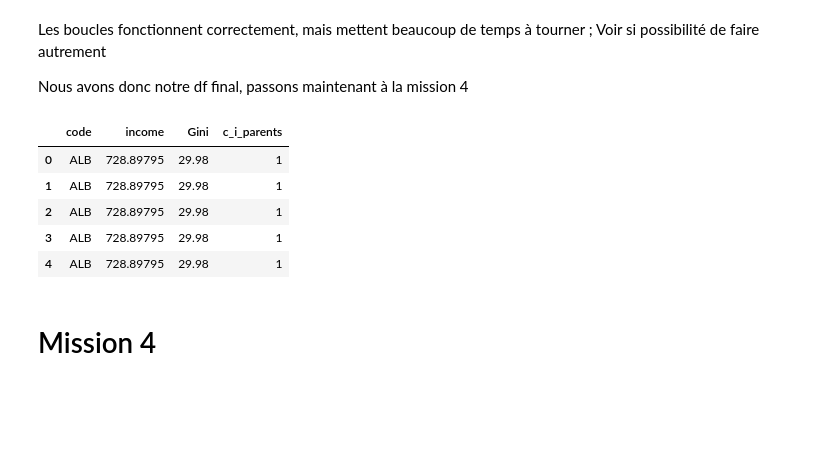
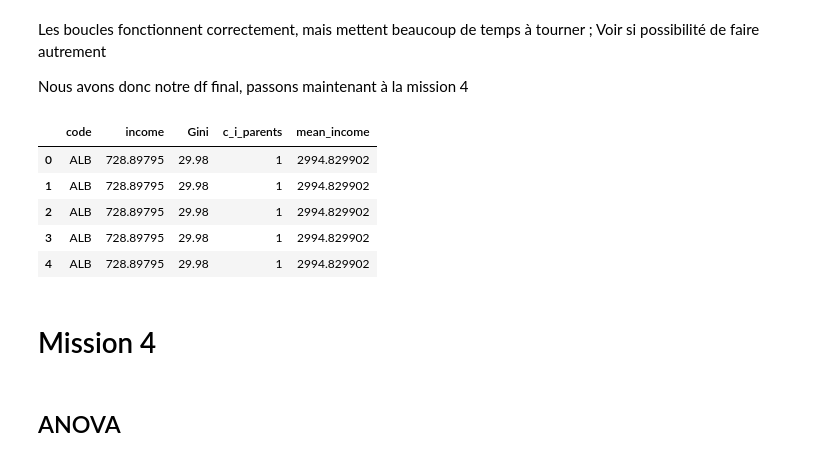
Before and after one commit to Julien-paulet/Projet_7, a Jupyter notebook: Effectuez_une_prediction_de_revenus_main_file.ipynb, the cells around one changed output. Drawn from its saved outputs; the diff is of its cells as text; code cells hidden in the pictures; blank space fills up the shorter version.

Commit message:
ANOVA et première reg linéaire

```diff
--- a/Effectuez_une_prediction_de_revenus_main_file.ipynb
+++ b/Effectuez_une_prediction_de_revenus_main_file.ipynb
@@ -847,15 +847,24 @@ result.head()
 # %%
 #Enlevons quand même la variable C_i_child pour éviter toute confusion :
 
 df_final = result.copy()
 df_final = df_final.drop(columns='quantile')
+
+#Et ajoutons la colonne mean_income :
+mean_count = df_final.groupby('code').mean()
+mean_count = mean_count.reset_index()
+mean_count = mean_count[['code', 'income']]
+mean_count = mean_count.rename(columns={'income':'mean_income'})
+
+df_final = pd.merge(df_final, mean_count, left_on='code', right_on='code', how='left')
+
 df_final.head()
 # %% [output]
-|  | code | income | Gini | c_i_parents |
-| 0 | ALB | 728.89795 | 29.98 | 1 |
-| 1 | ALB | 728.89795 | 29.98 | 1 |
-| 2 | ALB | 728.89795 | 29.98 | 1 |
-| 3 | ALB | 728.89795 | 29.98 | 1 |
-| 4 | ALB | 728.89795 | 29.98 | 1 |
+|  | code | income | Gini | c_i_parents | mean_income |
+| 0 | ALB | 728.89795 | 29.98 | 1 | 2994.829902 |
+| 1 | ALB | 728.89795 | 29.98 | 1 | 2994.829902 |
+| 2 | ALB | 728.89795 | 29.98 | 1 | 2994.829902 |
+| 3 | ALB | 728.89795 | 29.98 | 1 | 2994.829902 |
+| 4 | ALB | 728.89795 | 29.98 | 1 | 2994.829902 |
 # %% [markdown]
 # Mission 4
@@ -861,0 +873,2 @@ df_final.head()
+# %% [markdown]
+## ANOVA
```
Also changed, not shown: parts of 5 cells of this notebook.
